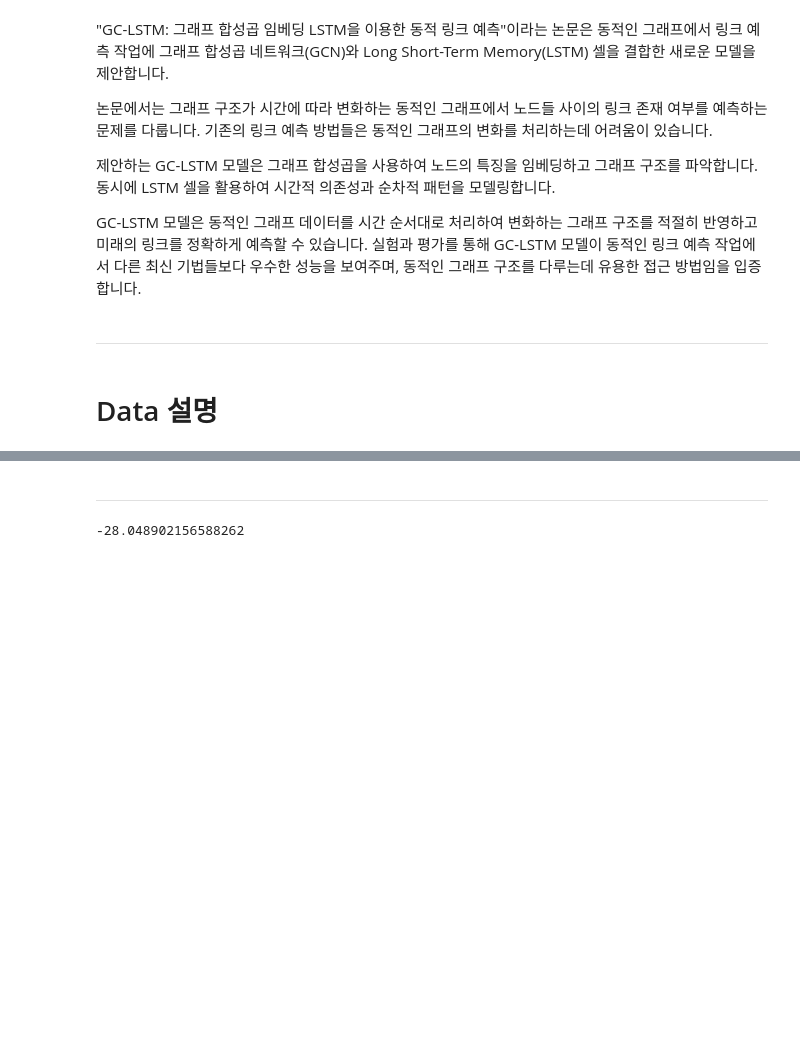
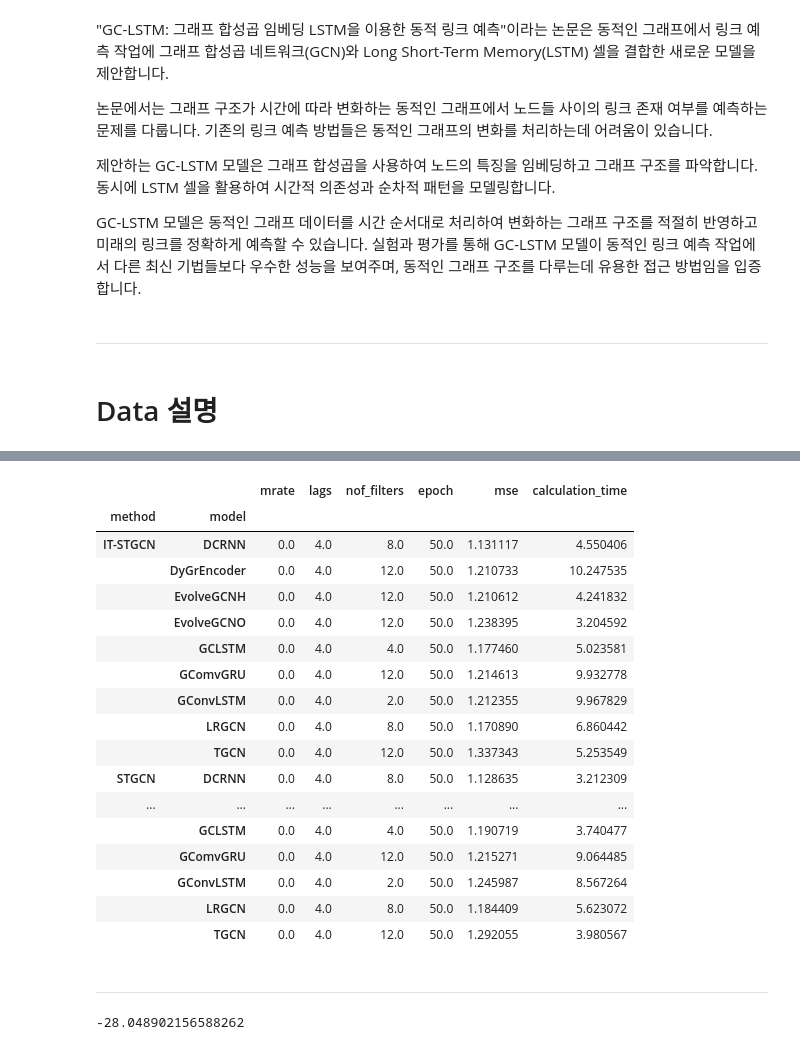
Before and after one commit to seoyeonc/ITTGNN_blog, a Jupyter notebook: posts/3_result/3_table/2023-07-05-ITSTGCN_data_management.ipynb, the cells around one changed output, grey strips where cells are left out. Drawn from its saved outputs; the diff is of its cells as text; code cells hidden in the pictures; blank space fills up the shorter version.

```diff
--- a/posts/3_result/3_table/2023-07-05-ITSTGCN_data_management.ipynb
+++ b/posts/3_result/3_table/2023-07-05-ITSTGCN_data_management.ipynb
@@ -46,3 +68,24 @@ GC-LSTM 모델은 동적인 그래프 데이터를 시간 순서대로 처리하
+# %%
+pd.read_csv('../Data/pedalme_linear.csv').query('mrate==0').groupby(['method','model']).mean('mse')
+# %% [output]
+|  |  | mrate | lags | nof_filters | epoch | mse | calculation_time |
+| method | model |  |  |  |  |  |  |
+| IT-STGCN | DCRNN | 0.0 | 4.0 | 8.0 | 50.0 | 1.131117 | 4.550406 |
+|  | DyGrEncoder | 0.0 | 4.0 | 12.0 | 50.0 | 1.210733 | 10.247535 |
+|  | EvolveGCNH | 0.0 | 4.0 | 12.0 | 50.0 | 1.210612 | 4.241832 |
+|  | EvolveGCNO | 0.0 | 4.0 | 12.0 | 50.0 | 1.238395 | 3.204592 |
+|  | GCLSTM | 0.0 | 4.0 | 4.0 | 50.0 | 1.177460 | 5.023581 |
+|  | GComvGRU | 0.0 | 4.0 | 12.0 | 50.0 | 1.214613 | 9.932778 |
+|  | GConvLSTM | 0.0 | 4.0 | 2.0 | 50.0 | 1.212355 | 9.967829 |
+|  | LRGCN | 0.0 | 4.0 | 8.0 | 50.0 | 1.170890 | 6.860442 |
+|  | TGCN | 0.0 | 4.0 | 12.0 | 50.0 | 1.337343 | 5.253549 |
+| STGCN | DCRNN | 0.0 | 4.0 | 8.0 | 50.0 | 1.128635 | 3.212309 |
+| ... | ... | ... | ... | ... | ... | ... | ... |
+|  | GCLSTM | 0.0 | 4.0 | 4.0 | 50.0 | 1.190719 | 3.740477 |
+|  | GComvGRU | 0.0 | 4.0 | 12.0 | 50.0 | 1.215271 | 9.064485 |
+|  | GConvLSTM | 0.0 | 4.0 | 2.0 | 50.0 | 1.245987 | 8.567264 |
+|  | LRGCN | 0.0 | 4.0 | 8.0 | 50.0 | 1.184409 | 5.623072 |
+|  | TGCN | 0.0 | 4.0 | 12.0 | 50.0 | 1.292055 | 3.980567 |
 # %% [markdown]
 ---
 # %%
```
Also changed, not shown: parts of 2 cells of this notebook, 13 other files.
